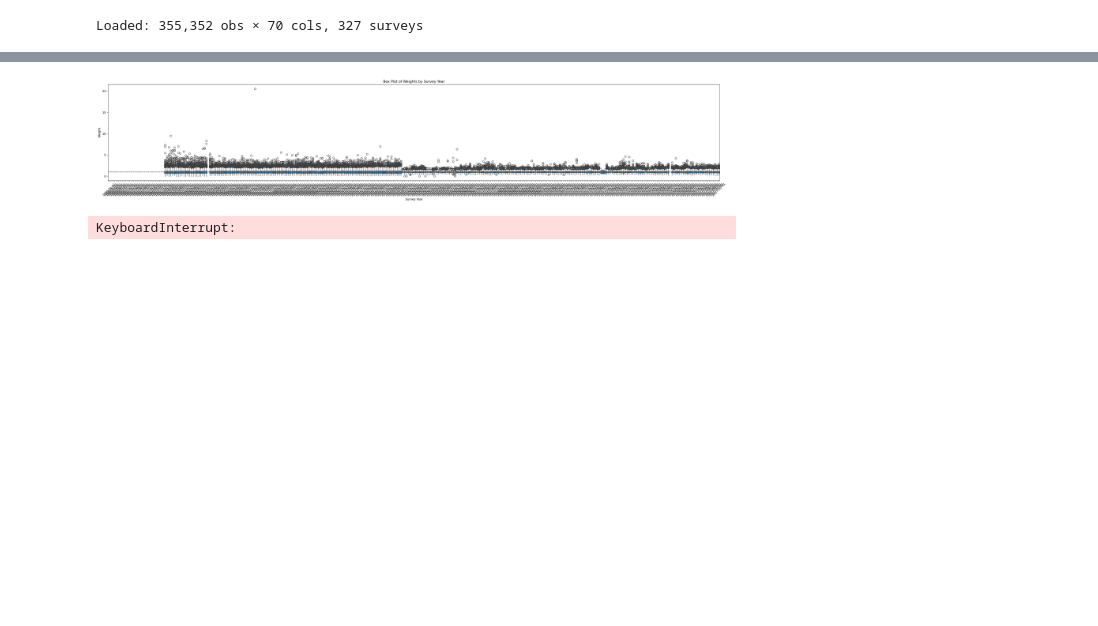
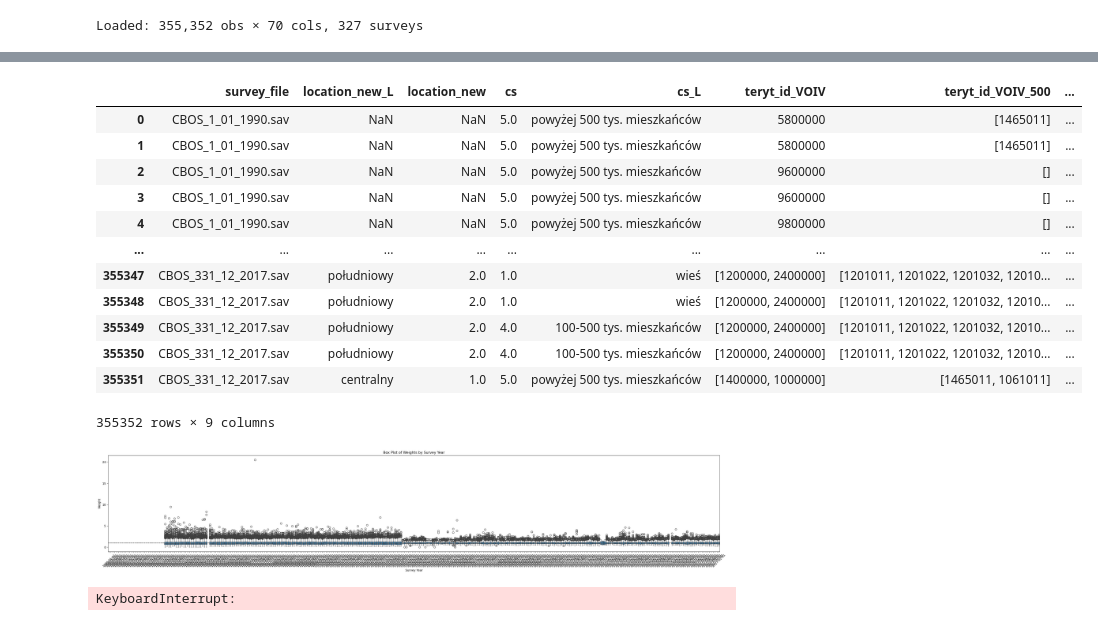
Before and after one commit to jendrkk/LRDWI-Paper, a Jupyter notebook: Code/analysis/CBOS03A_prep.ipynb, the cells around one changed output, grey strips where cells are left out. Drawn from its saved outputs; the diff is of its cells as text; code cells hidden in the pictures; blank space fills up the shorter version.

```diff
--- a/Code/analysis/CBOS03A_prep.ipynb
+++ b/Code/analysis/CBOS03A_prep.ipynb
@@ -146,6 +147,6 @@ for idx, row in df.iterrows():
 # %%
 import geoTERYT_db as gtdb
 geo_root = data_root.parent / 'Geospatial'
-complete_db_path = geo_root / 'geoteryt_complete_geom_OW.pkl'
+complete_db_path = geo_root / 'geoteryt_E.pkl'
 db = gtdb.load_complete_database(complete_db_path)
 # %% [output]
@@ -168,6 +189,6 @@ for idx, row in df.iterrows():
             continue
     if not np.isnan(old_voiv):
         try:
-            df.at[idx, 'teryt_id_VOIV'] = list(db._by_name[row['location_old_L']])[0]
+            df.at[idx, 'teryt_id_VOIV'] = find_old_voiv_teryt_id(row['location_old_L'])
         except:
             continue
@@ -188,0 +373,25 @@ for idx, row in df.iterrows():
+# %%
+for idx, row in df.iterrows():
+    if row['teryt_id_VOIV'] == '':
+        df.at[idx, 'teryt_id_VOIV'] = cbos_macroregions[row['location_new']]
+# %%
+def create_teryt_id_VOIV(row, type):
+    voiv = row['teryt_id_VOIV']
+    cs = row['cs']
+    if np.isnan(cs):
+        return None
+    year = row['survey_date'].year
+
+    if voiv in list(cbos_macroregions.values()):
+        return cbos_macroregions_dict[int(row['location_new'])][year][type][cs]
+
+    if voiv in new_voiv_dict.keys():
+        return new_voiv_dict[voiv][year][type][cs]
+    elif voiv in old_voiv_dict.keys():
+        return old_voiv_dict[voiv][year][type][cs]
+    else:
+        return None
+
+df['teryt_id_VOIV_500'] = df.apply(lambda row: create_teryt_id_VOIV(row, '500'), axis=1)
+df['teryt_id_VOIV_100_500'] = df.apply(lambda row: create_teryt_id_VOIV(row, '100-500'), axis=1)
+df['teryt_id_VOIV_100'] = df.apply(lambda row: create_teryt_id_VOIV(row, '100'), axis=1)
@@ -189,18 +527,19 @@ for idx, row in df.iterrows():
 # %%
-df['teryt_id_VOIV_100'] = ""
-for idx, row in df.iterrows():
-    new_voiv = row['location_new']
-    old_voiv = row['location_old']
-    if not np.isnan(new_voiv):
-        try:
-            df.at[idx, 'teryt_id_VOIV_100'] = list(db._by_name[row['location_new_L']])[0]
-        except:
-            continue
-    if not np.isnan(old_voiv):
-        try:
-            df.at[idx, 'teryt_id_VOIV_100'] = list(db._by_name[row['location_old_L']])[0]
-        except:
-            continue
+df[['survey_file', 'location_new_L', 'location_new', 'cs', 'cs_L', 'teryt_id_VOIV', 'teryt_id_VOIV_500', 'teryt_id_VOIV_100_500', 'teryt_id_VOIV_100']]
+# %% [output]
+|  | survey_file | location_new_L | location_new | cs | cs_L | teryt_id_VOIV | teryt_id_VOIV_500 | ... |
+| 0 | CBOS_1_01_1990.sav | NaN | NaN | 5.0 | powyżej 500 tys. mieszkańców | 5800000 | [1465011] | ... |
+| 1 | CBOS_1_01_1990.sav | NaN | NaN | 5.0 | powyżej 500 tys. mieszkańców | 5800000 | [1465011] | ... |
+| 2 | CBOS_1_01_1990.sav | NaN | NaN | 5.0 | powyżej 500 tys. mieszkańców | 9600000 | [] | ... |
+| 3 | CBOS_1_01_1990.sav | NaN | NaN | 5.0 | powyżej 500 tys. mieszkańców | 9600000 | [] | ... |
+| 4 | CBOS_1_01_1990.sav | NaN | NaN | 5.0 | powyżej 500 tys. mieszkańców | 9800000 | [] | ... |
+| ... | ... | ... | ... | ... | ... | ... | ... | ... |
+| 355347 | CBOS_331_12_2017.sav | południowy | 2.0 | 1.0 | wieś | [1200000, 2400000] | [1201011, 1201022, 1201032, 12010... | ... |
+| 355348 | CBOS_331_12_2017.sav | południowy | 2.0 | 1.0 | wieś | [1200000, 2400000] | [1201011, 1201022, 1201032, 12010... | ... |
+| 355349 | CBOS_331_12_2017.sav | południowy | 2.0 | 4.0 | 100-500 tys. mieszkańców | [1200000, 2400000] | [1201011, 1201022, 1201032, 12010... | ... |
+| 355350 | CBOS_331_12_2017.sav | południowy | 2.0 | 4.0 | 100-500 tys. mieszkańców | [1200000, 2400000] | [1201011, 1201022, 1201032, 12010... | ... |
+| 355351 | CBOS_331_12_2017.sav | centralny | 1.0 | 5.0 | powyżej 500 tys. mieszkańców | [1400000, 1000000] | [1465011, 1061011] | ... |
+355352 rows × 9 columns
 # %%
 # Series of box plots for each survey_month and survey_year for column weight:
 
```
Also changed, not shown: parts of 12 cells of this notebook, 16 other files.
